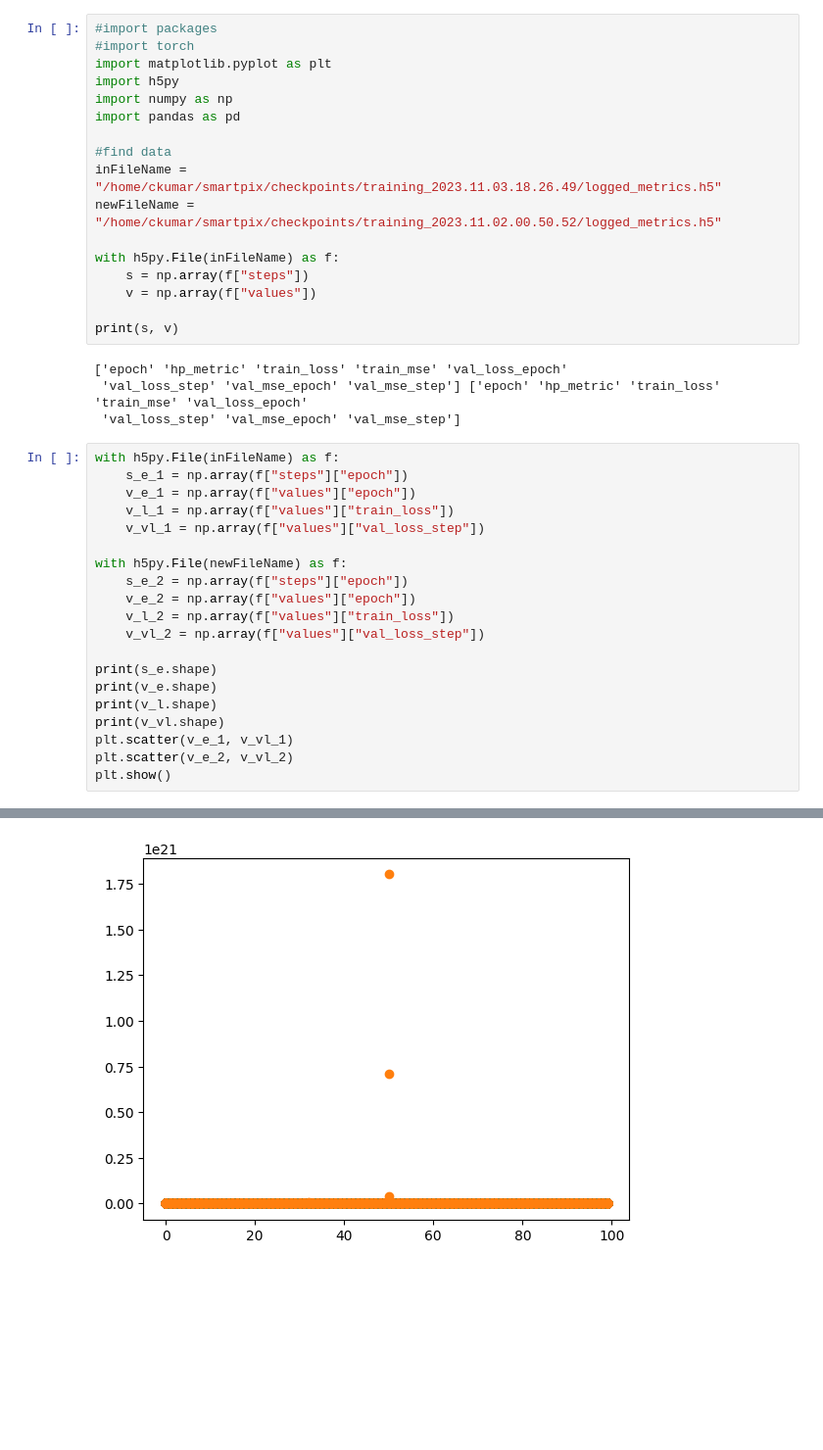
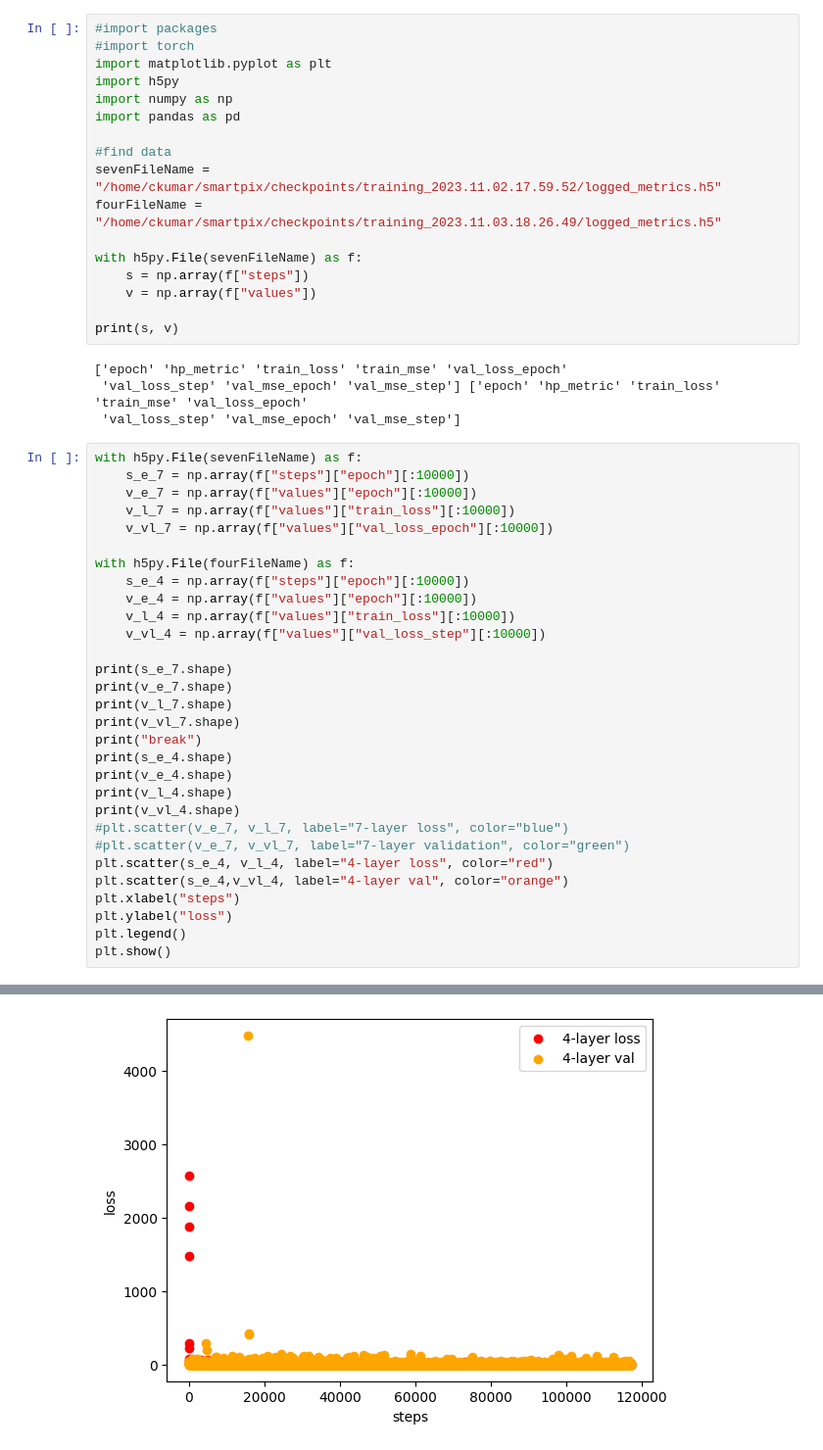
Before and after one commit to kdp-lab/smartpix, a Jupyter notebook: working-on-plots.ipynb, the cells around one changed output, grey strips where cells are left out. Shown at 98% size. Cells and saved outputs as stored; diff of their text form; blank space fills up the shorter version.

Commit message:
new plots

```diff
--- a/working-on-plots.ipynb
+++ b/working-on-plots.ipynb
@@ -136,10 +136,10 @@ import numpy as np
 import pandas as pd
 
 #find data
-inFileName = "/home/ckumar/smartpix/checkpoints/training_2023.11.03.18.26.49/logged_metrics.h5"
-newFileName = "/home/ckumar/smartpix/checkpoints/training_2023.11.02.00.50.52/logged_metrics.h5"
+sevenFileName = "/home/ckumar/smartpix/checkpoints/training_2023.11.02.17.59.52/logged_metrics.h5"
+fourFileName = "/home/ckumar/smartpix/checkpoints/training_2023.11.03.18.26.49/logged_metrics.h5"
 
-with h5py.File(inFileName) as f:
+with h5py.File(sevenFileName) as f:
     s = np.array(f["steps"])
     v = np.array(f["values"])
 
@@ -149,23 +149,33 @@ print(s, v)
  'val_loss_step' 'val_mse_epoch' 'val_mse_step'] ['epoch' 'hp_metric' 'train_loss' 'train_mse' 'val_loss_epoch'
  'val_loss_step' 'val_mse_epoch' 'val_mse_step']
 # %%
-with h5py.File(inFileName) as f:
-    s_e_1 = np.array(f["steps"]["epoch"])
-    v_e_1 = np.array(f["values"]["epoch"])
-    v_l_1 = np.array(f["values"]["train_loss"])
-    v_vl_1 = np.array(f["values"]["val_loss_step"])
+with h5py.File(sevenFileName) as f:
+    s_e_7 = np.array(f["steps"]["epoch"][:10000])
+    v_e_7 = np.array(f["values"]["epoch"][:10000])
+    v_l_7 = np.array(f["values"]["train_loss"][:10000])
+    v_vl_7 = np.array(f["values"]["val_loss_epoch"][:10000])
 
-with h5py.File(newFileName) as f:
-    s_e_2 = np.array(f["steps"]["epoch"])
-    v_e_2 = np.array(f["values"]["epoch"])
-    v_l_2 = np.array(f["values"]["train_loss"])
-    v_vl_2 = np.array(f["values"]["val_loss_step"])
+with h5py.File(fourFileName) as f:
+    s_e_4 = np.array(f["steps"]["epoch"][:10000])
+    v_e_4 = np.array(f["values"]["epoch"][:10000])
+    v_l_4 = np.array(f["values"]["train_loss"][:10000])
+    v_vl_4 = np.array(f["values"]["val_loss_step"][:10000])
 
-print(s_e.shape)
-print(v_e.shape)
-print(v_l.shape)
-print(v_vl.shape)
-plt.scatter(v_e_1, v_vl_1)
-plt.scatter(v_e_2, v_vl_2)
+print(s_e_7.shape)
+print(v_e_7.shape)
+print(v_l_7.shape)
+print(v_vl_7.shape)
+print("break")
+print(s_e_4.shape)
+print(v_e_4.shape)
+print(v_l_4.shape)
+print(v_vl_4.shape)
+#plt.scatter(v_e_7, v_l_7, label="7-layer loss", color="blue")
+#plt.scatter(v_e_7, v_vl_7, label="7-layer validation", color="green")
+plt.scatter(s_e_4, v_l_4, label="4-layer loss", color="red")
+plt.scatter(s_e_4,v_vl_4, label="4-layer val", color="orange")
+plt.xlabel("steps")
+plt.ylabel("loss")
+plt.legend()
 plt.show()
 # %% [output]
@@ -172,5 +187,5 @@ plt.show()
 (10000,)
 (10000,)
 (10000,)
 (10000,)
-[figure, old version]
+[figure, new version]
```
Also changed, not shown: parts of 3 cells of this notebook, 2 other files.
